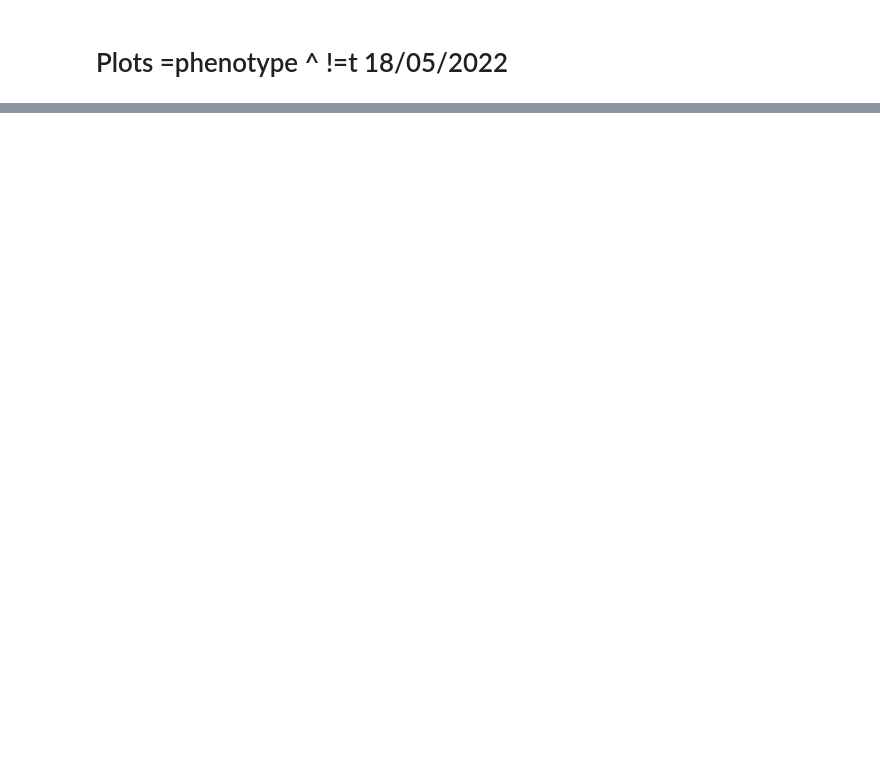
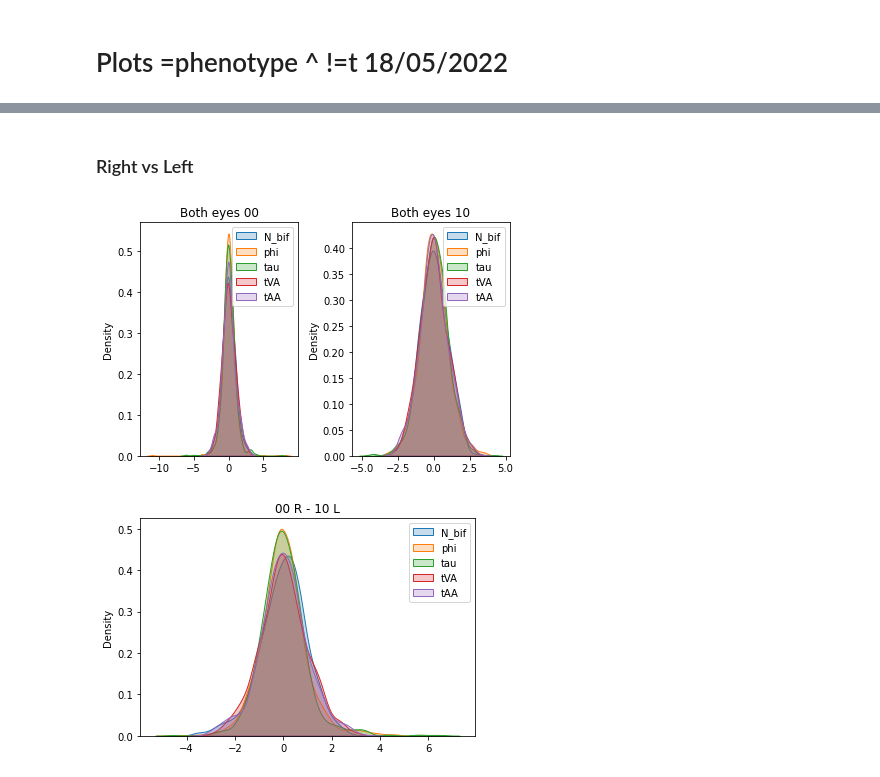
Before and after one commit to BergmannLab/Retina-tortuosity, a Jupyter notebook: Different_time_points/plot_Different_time_points.ipynb, the cells around one changed output, grey strips where cells are left out. Saved outputs shown, nothing was run; the diff lists cells and outputs as text; code cells hidden in the pictures; blank space fills up the shorter version.

```diff
--- a/Different_time_points/plot_Different_time_points.ipynb
+++ b/Different_time_points/plot_Different_time_points.ipynb
@@ -80,0 +104,2 @@ plt.show()
+# %% [markdown]
+### Right vs Left
@@ -80,0 +165,33 @@ plt.show()
+# %%
+df_N_bif_right, df_medianDiameter_all_right, df_DF_all_right, df_tVA_right, df_tAA_right = rename_R_L(df_N_bif_right, df_medianDiameter_all_right, df_DF_all_right, df_tVA_right, df_tAA_right, 'R')
+df_N_bif_left, df_medianDiameter_all_left, df_DF_all_left, df_tVA_left, df_tAA_left = rename_R_L(df_N_bif_left, df_medianDiameter_all_left, df_DF_all_left, df_tVA_left, df_tAA_left, 'L')
+
+list_R = [df_N_bif_right, df_medianDiameter_all_right, df_DF_all_right, df_tVA_right, df_tAA_right]
+list_L = [df_N_bif_left, df_medianDiameter_all_left, df_DF_all_left, df_tVA_left, df_tAA_left]
+list_names = ['N_bif', 'medianDiameter_all', 'DF_all', 'tVA', 'tAA']
+list_first_value = ['_00_R', '_10_R', '_00_R']
+list_second_value = ['_00_L', '_10_L', '_10_L']
+
+intersections = {}
+substractions_00 = {}
+substractions_10 = {}
+substractions_mix = {}
+plot_dict_00 = {}
+plot_dict_10 = {}
+plot_dict_mix = {}
+# if len(list_names)!=len(list_R)!=len(list_L) => error
+
+for i in range(len(list_R)):
+    intersections[f'df_intersection_{list_names[i]}'] = intersection_R_L(list_R[i], list_L[i])
+    substractions_00[f'df_00_{list_names[i]}'] = compute_substraction(intersections[f'df_intersection_{list_names[i]}'], list_first_value[0], list_second_value[0], list_names[i])
+    substractions_10[f'df_10_{list_names[i]}'] = compute_substraction(intersections[f'df_intersection_{list_names[i]}'], list_first_value[1], list_second_value[1], list_names[i])
+    substractions_mix[f'df_mix_{list_names[i]}'] = compute_substraction(intersections[f'df_intersection_{list_names[i]}'], list_first_value[2], list_second_value[2], list_names[i])
+
+plot_dict_00 = prepare_data_for_plot_RL(substractions_00, 'df_00_', list_names)
+plot_dict_10 = prepare_data_for_plot_RL(substractions_10, 'df_10_', list_names)
+plot_dict_mix = prepare_data_for_plot_RL(substractions_mix, 'df_mix_', list_names)
+
+plot_density_time_dif(plot_dict_00, plot_dict_10, plot_dict_mix)
+# %% [output]
+[figure, added]
+[figure, added]
```
Also changed, not shown: parts of 7 cells of this notebook, 4 other files.
